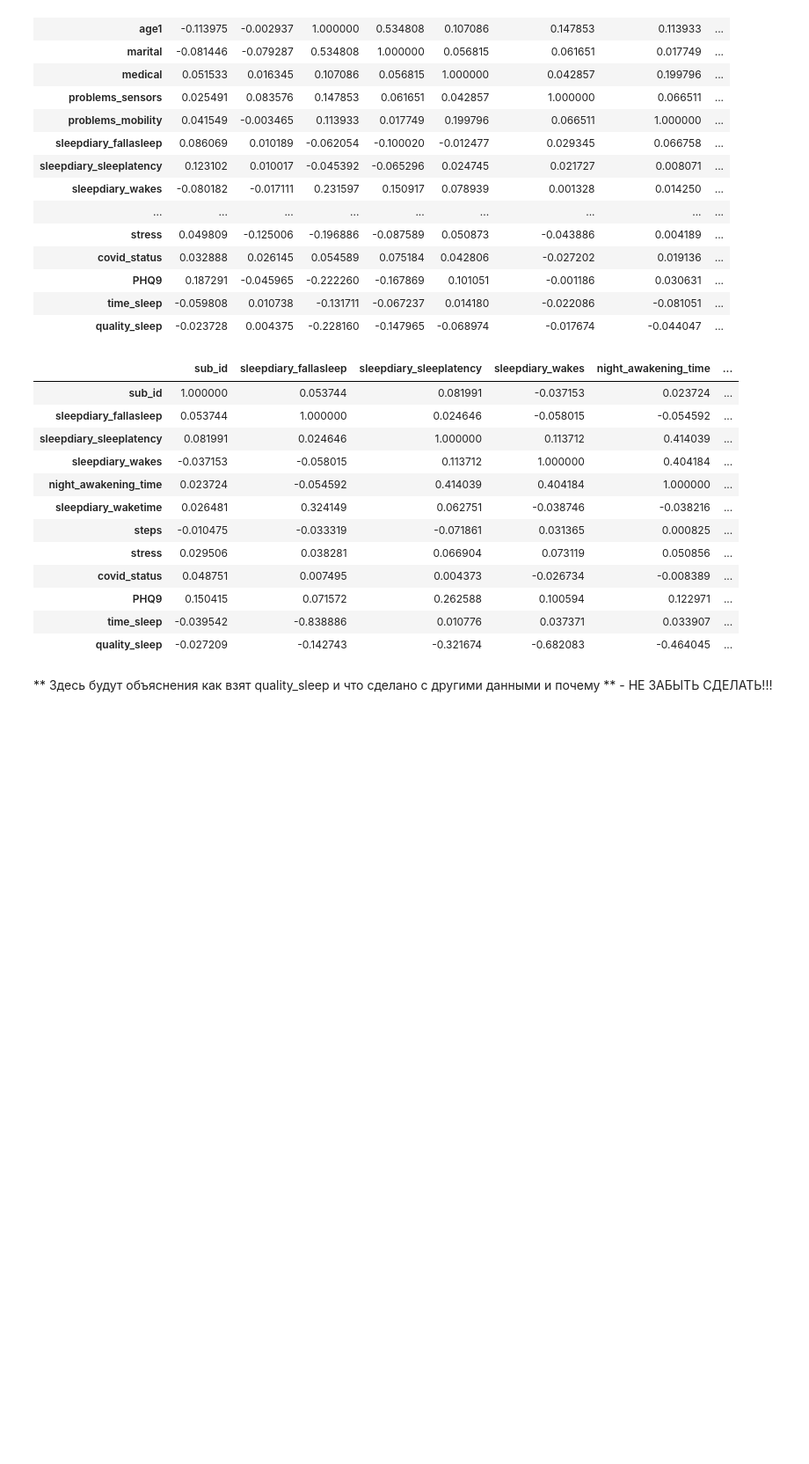
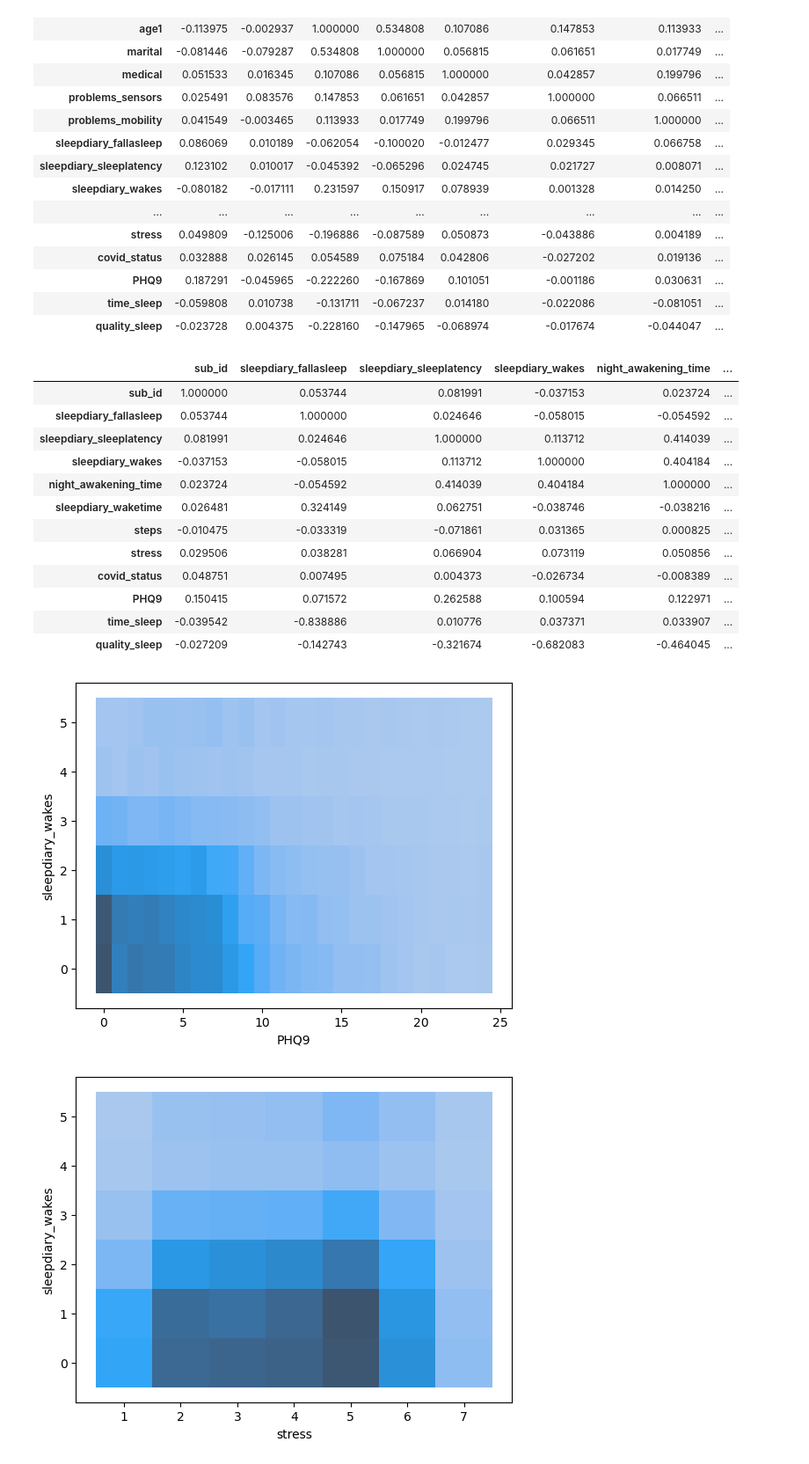
Before and after one commit to Yerk08/project-AD, a Jupyter notebook: sleeping_analyse.ipynb, the cells around one changed output. Shown: that part at 88% size. Cells and saved outputs as stored; diff of their text form; code cells hidden in the pictures; blank space fills up the shorter version.

```diff
--- a/sleeping_analyse.ipynb
+++ b/sleeping_analyse.ipynb
@@ -147,9 +146,9 @@ df_sleep.corr(numeric_only=False).style.background_gradient(cmap='coolwarm')
 | PHQ9 | 0.150415 | 0.071572 | 0.262588 | 0.100594 | 0.122971 | ... |
 | time_sleep | -0.039542 | -0.838886 | 0.010776 | 0.037371 | 0.033907 | ... |
 | quality_sleep | -0.027209 | -0.142743 | -0.321674 | -0.682083 | -0.464045 | ... |
-# %% [markdown]
-** Здесь будут объяснения как взят quality_sleep и что сделано с другими данными и почему ** - НЕ ЗАБЫТЬ СДЕЛАТЬ!!!
 # %%
+# Блок показа графиков
+
 def preanalysis_part1(datagram, namefield):
     cleared = datagram[namefield].dropna()
     sb.histplot(data = cleared)
@@ -158,7 +157,7 @@ def preanalysis_part1(datagram, namefield):
 def preanalysis_part2(datagram, namefield1, namefield2, showhist = False):
     cleared = datagram[[namefield1, namefield2]].dropna()
     if np.dtype(datagram[namefield1]) == "object" or np.dtype(datagram[namefield2]) == "object" or showhist:
-        sb.histplot(cleared, x=namefield1, y=namefield2)
+        sb.histplot(cleared, x=namefield1, y=namefield2, discrete=showhist)
         plt.xlabel(namefield1)
         plt.ylabel(namefield2)
         plt.show()
@@ -191,3 +190,9 @@ def preanalysis_part3(datagram, namefield1, namefield2):
 
         sb.violinplot(data = toshowdata.sort_values(namefield1), x = namefield1, y = namefield2)
         plt.show()
+# %%
+preanalysis_part2(df_sleep, "PHQ9", "sleepdiary_wakes", True)
+preanalysis_part2(df_sleep, "stress", "sleepdiary_wakes", True)
+# %% [output]
+[figure, added]
+[figure, added]
```
Also changed, not shown: parts of 4 cells of this notebook, 4 other files.
